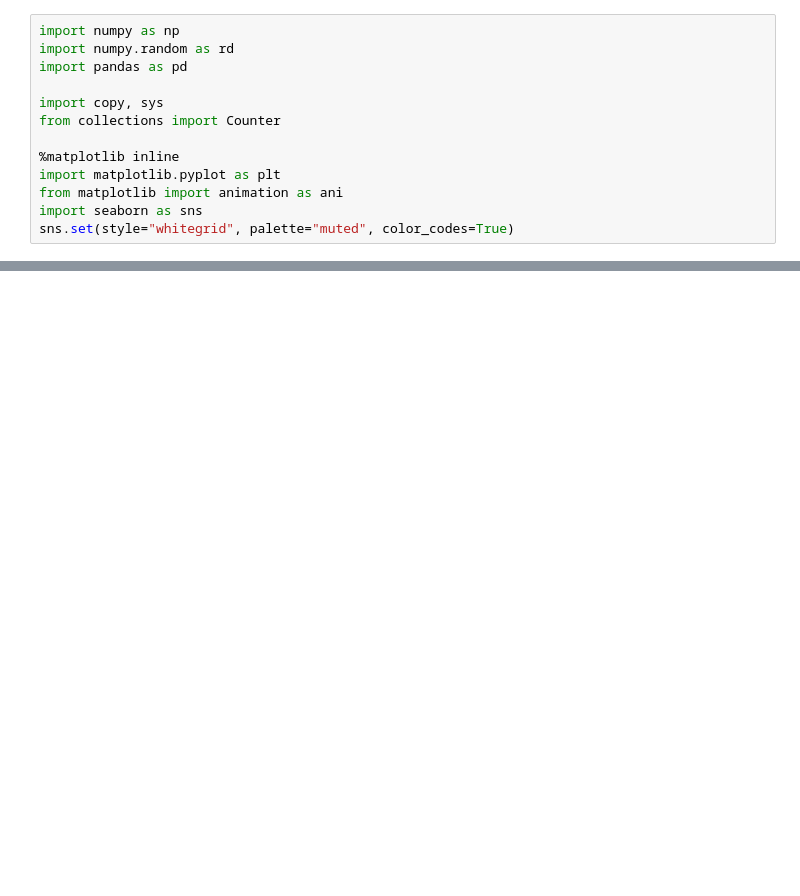
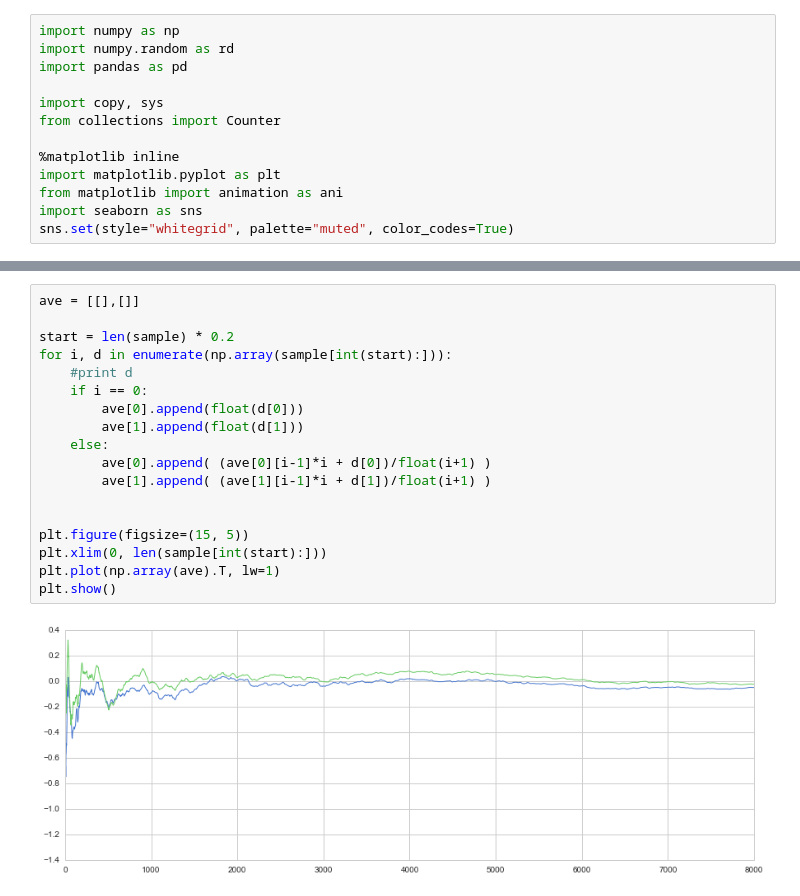
Before and after one commit to matsuken92/Qiita_Contents, a Jupyter notebook: Bayes_chap_04/metropolis-multi-normal.ipynb, the cells around one changed output, grey strips where cells are left out. Saved outputs shown, nothing was run; the diff lists cells and outputs as text; blank space fills up the shorter version.

```diff
--- a/Bayes_chap_04/metropolis-multi-normal.ipynb
+++ b/Bayes_chap_04/metropolis-multi-normal.ipynb
@@ -128,0 +138,20 @@ norm
+# %%
+ave = [[],[]]
+
+start = len(sample) * 0.2
+for i, d in enumerate(np.array(sample[int(start):])):
+    #print d
+    if i == 0:
+        ave[0].append(float(d[0]))
+        ave[1].append(float(d[1]))
+    else:
+        ave[0].append( (ave[0][i-1]*i + d[0])/float(i+1) )
+        ave[1].append( (ave[1][i-1]*i + d[1])/float(i+1) )
+
+
+plt.figure(figsize=(15, 5))
+plt.xlim(0, len(sample[int(start):]))
+plt.plot(np.array(ave).T, lw=1)
+plt.show()
+# %% [output]
+[figure, added]
```
Also changed, not shown: parts of 7 cells of this notebook.
